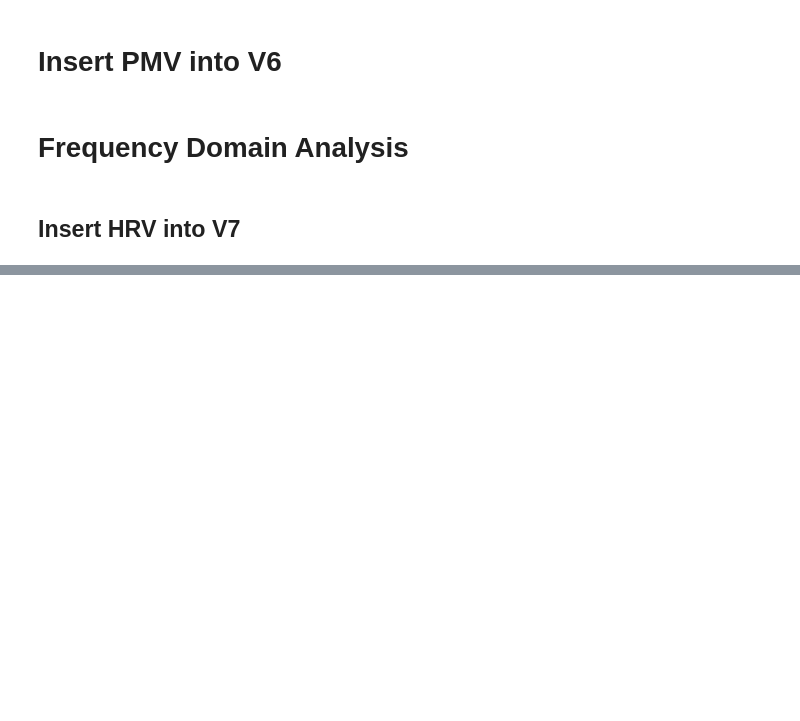
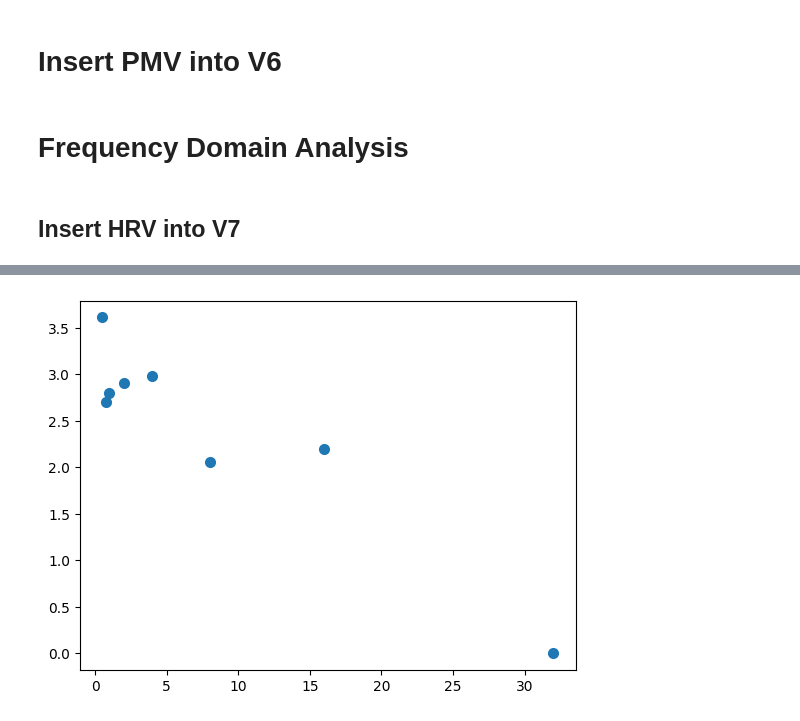
Before and after one commit to afifhrz/cognitive_learning, a Jupyter notebook: 15_noise_sensitivity_HRV_and_barplot/hrv_pmv.ipynb, the cells around one changed output, grey strips where cells are left out. Drawn from its saved outputs; the diff is of its cells as text; code cells hidden in the pictures; blank space fills up the shorter version.

Commit message:
fix data outlier and update fs

```diff
--- a/15_noise_sensitivity_HRV_and_barplot/hrv_pmv.ipynb
+++ b/15_noise_sensitivity_HRV_and_barplot/hrv_pmv.ipynb
@@ -18,0 +19,3 @@ data = pd.read_excel("../9_plotting_report/HR_compilation.xlsx")
+# %%
+# data = data_raw[(data_raw['SKINCONTACT']==1) & ((data_raw['HR']>0) & (data_raw['HR']<=120)) & (data_raw['RR']<5000)]
+data = data_raw
@@ -74,7 +93,7 @@ def frequency_domain(rri, fs):
 def FDA(rr, fs, correction=False):
     if correction:
         rr = rr.copy()
-        rr[np.abs(zscore(rr)) > 2] = np.median(rr)
+        rr = rr[np.abs(zscore(rr)) <= 2]
 
     # create interpolation function based on the rr-samples.
     x = np.cumsum(rr) / 1000.0
@@ -117,7 +136,7 @@ for index, row in master_data.iterrows():
     # print(sliced)
     # break
     try:
-        results = FDA(sliced.RR, 1)
+        results = FDA(sliced.RR, 4)
     except Exception as e:
         print(sliced)
         print(e)
@@ -166,0 +335,33 @@ master_data.to_excel("../0_dataset_master/Experiment_edited_V7_rr_with_correctio
+# %%
+lf_hf = []
+for fs_ in [0.5, 0.75, 1, 2, 4, 8, 16, 32]:
+    print(fs_)
+    hrv = [
+        'Power VLF (ms2)', 'Power LF (ms2)','Power HF (ms2)','Power Total (ms2)',
+        'LF/HF', 'Fraction LF (nu)', 'Fraction HF (nu)', 'rr_mean'
+    ]
+
+    result = []
+    for index, row in master_data.iterrows():
+        # print(row['New_Start_Date'])
+        # print(row['New_End_Date'])
+        sliced = data[(row['New_Start_Date']<=data['Time']) & (row['New_End_Date']>=data['Time'])]
+        # print(f"Slice data not found: {timestamp}")
+        # print(sliced)
+        # break
+        try:
+            results = FDA(sliced.RR, fs_, True)
+        except Exception as e:
+            print(sliced)
+            print(e)
+            raise e
+        resTemp = []
+        for item in hrv:
+            if item == "rr_mean":
+                resTemp.append(sliced.RR.mean())
+                continue
+            resTemp.append(results[item])
+        result.append(resTemp)
+
+    master_data[hrv] = result
+    lf_hf.append(master_data['LF/HF'].max())
@@ -166,0 +377,7 @@ master_data.to_excel("../0_dataset_master/Experiment_edited_V7_rr_with_correctio
+# %%
+import matplotlib.pyplot as plt
+fig, ax = plt.subplots()
+ax.scatter([0.5, 0.75, 1, 2, 4, 8, 16, 32], lf_hf, linewidth=2.0)
+plt.show()
+# %% [output]
+[figure, added]
```
Also changed, not shown: parts of 14 cells of this notebook, 2 other files.
